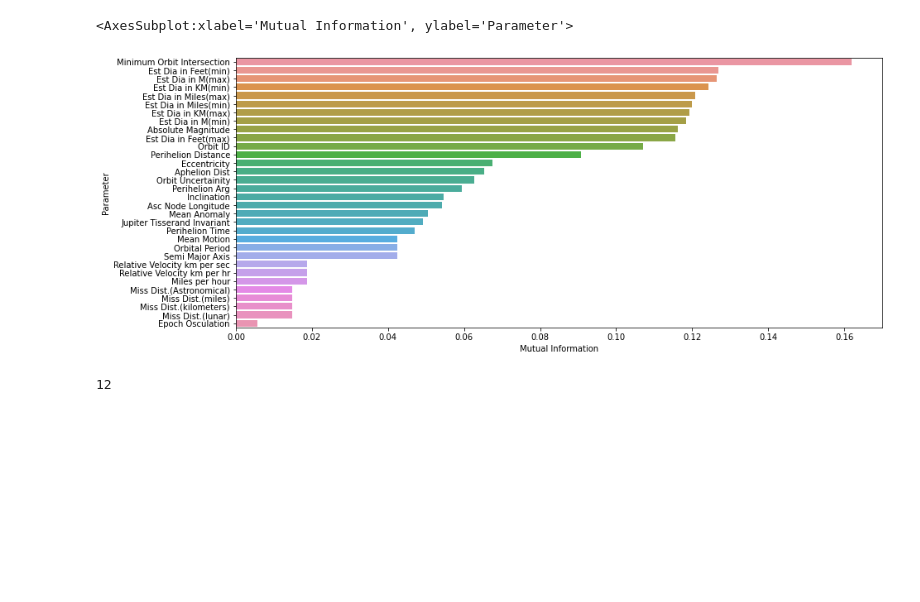
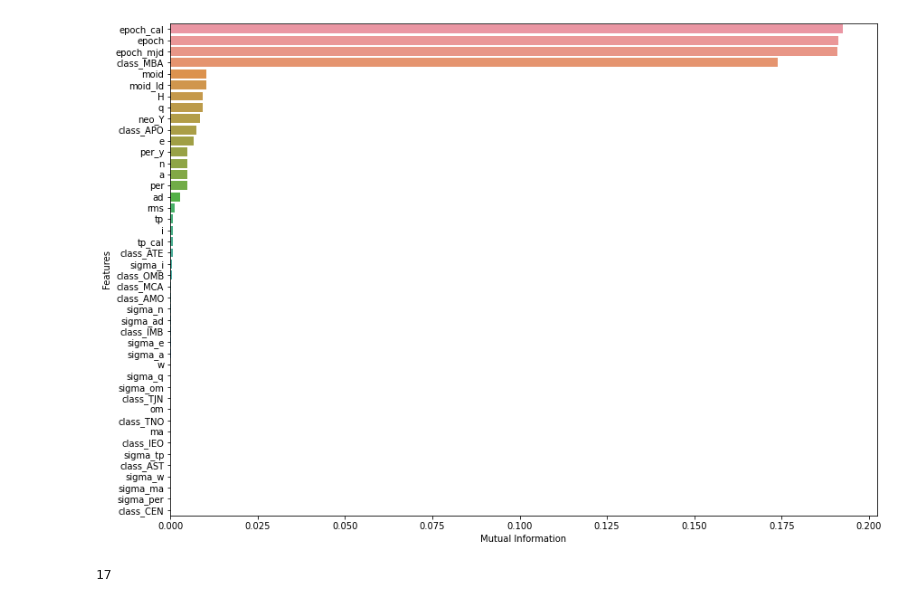
Before and after one commit to edwardloo/Kaggle, a Jupyter notebook: asteroid-threat-prediction.ipynb, the cells around one changed output. Cells and saved outputs as stored; diff of their text form; code cells hidden in the pictures; blank space fills up the shorter version.

```diff
--- a/asteroid-threat-prediction.ipynb
+++ b/asteroid-threat-prediction.ipynb
@@ -61,0 +135,9 @@ sns.heatmap(train.corr(), annot = False, cmap = "YlGnBu")
+# %%
+X = train[train['pha'].notna()]
+X = X[X['H'].notna()]
+X = X[X['sigma_ad'].notna()]
+X = X[X['ma'].notna()]
+X = X[parameters]
+X = X.reset_index()
+X = X.drop(["index"] ,axis='columns', inplace=False)
+X
@@ -61,0 +167,18 @@ sns.heatmap(train.corr(), annot = False, cmap = "YlGnBu")
+# %%
+# convert to categorical
+X['neo'] = X['neo'].astype('category')
+X['pha'] = X['pha'].astype('category')
+X['class'] = X['class'].astype('category')
+
+# minmax scaling
+from sklearn.preprocessing import MinMaxScaler
+
+scaler = MinMaxScaler()
+X_scale = scaler.fit_transform(X[num_feature])
+X_scale = pd.DataFrame(X_scale, columns = num_feature)
+X = pd.concat([X_scale,X[cat_feature],X['pha']],axis = 1)
+
+# one-hot encoding
+X = pd.get_dummies(X, columns = ['class'])
+X = pd.get_dummies(X, columns = ['neo', 'pha'], drop_first = True)
+X.head()
@@ -62,9 +203,10 @@ sns.heatmap(train.corr(), annot = False, cmap = "YlGnBu")
 # %%
 # check on the mutual information between features
 from sklearn.feature_selection import mutual_info_classif
-x = train.copy()
-y = x.pop("Hazardous")
-feature_series = pd.Series(feature, name = "Parameter")
+features = X.columns.drop('pha_Y')
+x = X.copy()
+y = x.pop("pha_Y")
+feature_series = pd.Series(features, name = "Features")
 discrete_features = x.dtypes == int
 
 def mi(x,y,discrete_features):
@@ -77,15 +219,14 @@ def mi(x,y,discrete_features):
 mi_df = mi(x,y,discrete_features)
 # %%
 # visualize mutual information
-plt.pyplot.figure(figsize=(14,6))
-sns.barplot(y=mi_df['Parameter'],x=mi_df['Mutual Information'])
+plt.pyplot.figure(figsize=(14,10))
+bp_ax = sns.barplot(y=mi_df['Features'],x=mi_df['Mutual Information'])
 # %% [output]
-<AxesSubplot:xlabel='Mutual Information', ylabel='Parameter'>
-[figure, old version]
+[figure, new version]
 # %%
-# extracting the features with MI more than 0.08
-mi_large = mi_df[mi_df["Mutual Information"] > 0.08]
-large_parameter = mi_large.Parameter.values
+# extracting the features with MI more than 0.08 [0.04 if want to inspect more]
+mi_large = mi_df[mi_df["Mutual Information"] > 0.001]
+large_parameter = mi_large.Features.values
 len(large_parameter)
 # %% [output]
-12
+17
```
Also changed, not shown: parts of 18 cells of this notebook.
